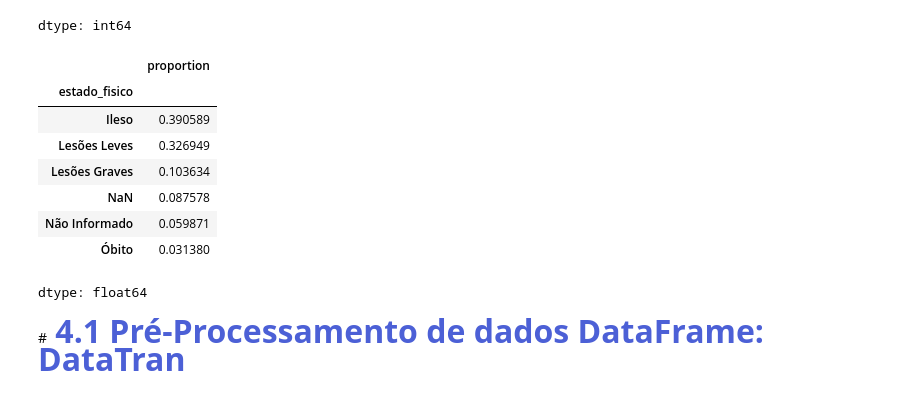
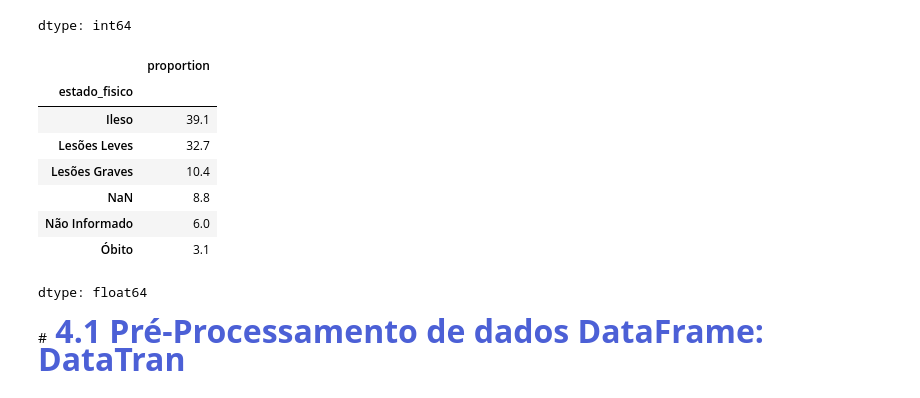
Before and after one commit to gabrielmprata/acidentes_transito, a Jupyter notebook: Acidentes_Rodoviarios_PreProc.ipynb, the cells around one changed output. Cells and saved outputs as stored; diff of their text form; code cells hidden in the pictures.

```diff
--- a/Acidentes_Rodoviarios_PreProc.ipynb
+++ b/Acidentes_Rodoviarios_PreProc.ipynb
@@ -535,16 +536,17 @@ df_pessoas.estado_fisico.value_counts(dropna=False) #quantidade
 | Óbito | 6160 |
 dtype: int64
 # %%
-df_pessoas.estado_fisico.value_counts(dropna=False, normalize=True) #percentual
+#percentual da distribuição
+(df_pessoas.estado_fisico.value_counts(dropna=False, normalize=True)*100).round(1)
 # %% [output]
 |  | proportion |
 | estado_fisico |  |
-| Ileso | 0.390589 |
-| Lesões Leves | 0.326949 |
-| Lesões Graves | 0.103634 |
-| NaN | 0.087578 |
-| Não Informado | 0.059871 |
-| Óbito | 0.031380 |
+| Ileso | 39.1 |
+| Lesões Leves | 32.7 |
+| Lesões Graves | 10.4 |
+| NaN | 8.8 |
+| Não Informado | 6.0 |
+| Óbito | 3.1 |
 dtype: float64
 # %% [markdown]
 #**<font color=#4c60d6 size="6"> 4.1 Pré-Processamento de dados DataFrame: DataTran**
```
Also changed, not shown: parts of 1 cell of this notebook.
